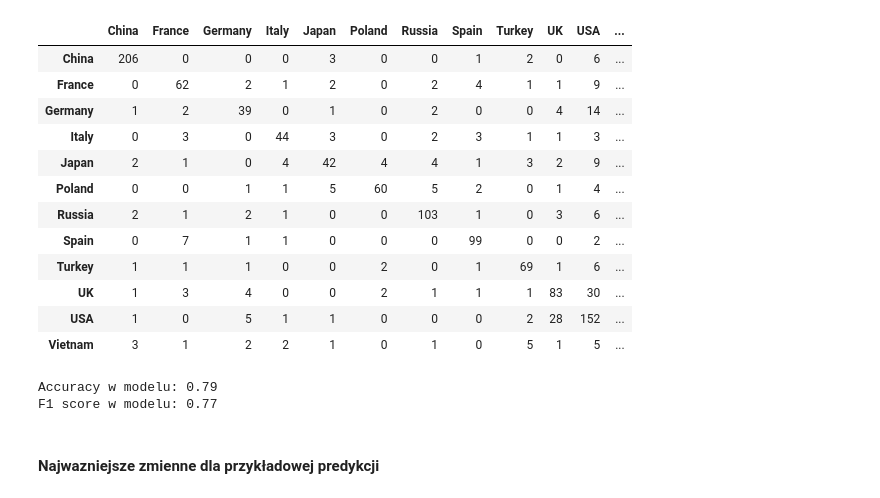
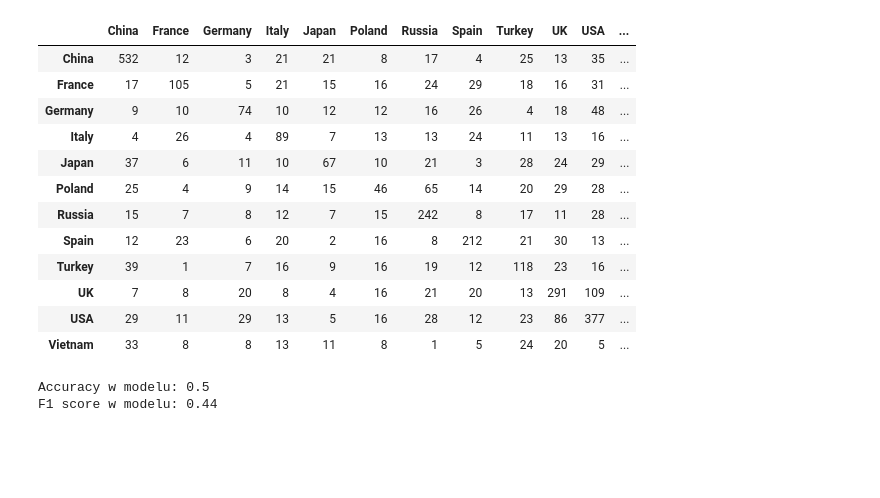
Before and after one commit to sewerynkarolina/language_detector, a Jupyter notebook: raport/TEMPLATKA.ipynb, the cells around one changed output. Cells and saved outputs as stored; diff of their text form; code cells hidden in the pictures; blank space fills up the shorter version.

```diff
--- a/raport/TEMPLATKA.ipynb
+++ b/raport/TEMPLATKA.ipynb
@@ -12,0 +24,2 @@ df1 = pd.read_pickle("45gram_small.pkl")
+# %%
+df1 = pd.read_pickle("1gram.pkl")
@@ -31,25 +39,23 @@ df1 = pd.read_pickle("45gram_small.pkl")
 # %%
 df1 = ftr._label_to_country(df1)
-y_test, y_pred = ftr.log_model(df1, 0.2,'/home/kasia/Pulpit/LD_dit/language_detector/Python/modele/mod2')
+y_test, y_pred = ftr.nn_model(df1, 0.7,'/home/kasia/Pulpit/LD_dit/language_detector/Python/modele/mod1_nn')
 ftr.confu_matrix_for_categories(df1, y_test, y_pred)
 # %% [output]
 |  | China | France | Germany | Italy | Japan | Poland | Russia | Spain | Turkey | UK | USA | ... |
-| China | 206 | 0 | 0 | 0 | 3 | 0 | 0 | 1 | 2 | 0 | 6 | ... |
-| France | 0 | 62 | 2 | 1 | 2 | 0 | 2 | 4 | 1 | 1 | 9 | ... |
-| Germany | 1 | 2 | 39 | 0 | 1 | 0 | 2 | 0 | 0 | 4 | 14 | ... |
-| Italy | 0 | 3 | 0 | 44 | 3 | 0 | 2 | 3 | 1 | 1 | 3 | ... |
-| Japan | 2 | 1 | 0 | 4 | 42 | 4 | 4 | 1 | 3 | 2 | 9 | ... |
-| Poland | 0 | 0 | 1 | 1 | 5 | 60 | 5 | 2 | 0 | 1 | 4 | ... |
-| Russia | 2 | 1 | 2 | 1 | 0 | 0 | 103 | 1 | 0 | 3 | 6 | ... |
-| Spain | 0 | 7 | 1 | 1 | 0 | 0 | 0 | 99 | 0 | 0 | 2 | ... |
-| Turkey | 1 | 1 | 1 | 0 | 0 | 2 | 0 | 1 | 69 | 1 | 6 | ... |
-| UK | 1 | 3 | 4 | 0 | 0 | 2 | 1 | 1 | 1 | 83 | 30 | ... |
-| USA | 1 | 0 | 5 | 1 | 1 | 0 | 0 | 0 | 2 | 28 | 152 | ... |
-| Vietnam | 3 | 1 | 2 | 2 | 1 | 0 | 1 | 0 | 5 | 1 | 5 | ... |
+| China | 532 | 12 | 3 | 21 | 21 | 8 | 17 | 4 | 25 | 13 | 35 | ... |
+| France | 17 | 105 | 5 | 21 | 15 | 16 | 24 | 29 | 18 | 16 | 31 | ... |
+| Germany | 9 | 10 | 74 | 10 | 12 | 12 | 16 | 26 | 4 | 18 | 48 | ... |
+| Italy | 4 | 26 | 4 | 89 | 7 | 13 | 13 | 24 | 11 | 13 | 16 | ... |
+| Japan | 37 | 6 | 11 | 10 | 67 | 10 | 21 | 3 | 28 | 24 | 29 | ... |
+| Poland | 25 | 4 | 9 | 14 | 15 | 46 | 65 | 14 | 20 | 29 | 28 | ... |
+| Russia | 15 | 7 | 8 | 12 | 7 | 15 | 242 | 8 | 17 | 11 | 28 | ... |
+| Spain | 12 | 23 | 6 | 20 | 2 | 16 | 8 | 212 | 21 | 30 | 13 | ... |
+| Turkey | 39 | 1 | 7 | 16 | 9 | 16 | 19 | 12 | 118 | 23 | 16 | ... |
+| UK | 7 | 8 | 20 | 8 | 4 | 16 | 21 | 20 | 13 | 291 | 109 | ... |
+| USA | 29 | 11 | 29 | 13 | 5 | 16 | 28 | 12 | 23 | 86 | 377 | ... |
+| Vietnam | 33 | 8 | 8 | 13 | 11 | 8 | 1 | 5 | 24 | 20 | 5 | ... |
 # %%
 ftr.accuracy_and_f1(y_test, y_pred)
 # %% [output]
-Accuracy w modelu: 0.79
-F1 score w modelu: 0.77
+Accuracy w modelu: 0.5
+F1 score w modelu: 0.44
-# %% [markdown]
-#### Najwazniejsze zmienne dla przykładowej predykcji
```
Also changed, not shown: parts of 68 cells of this notebook.
